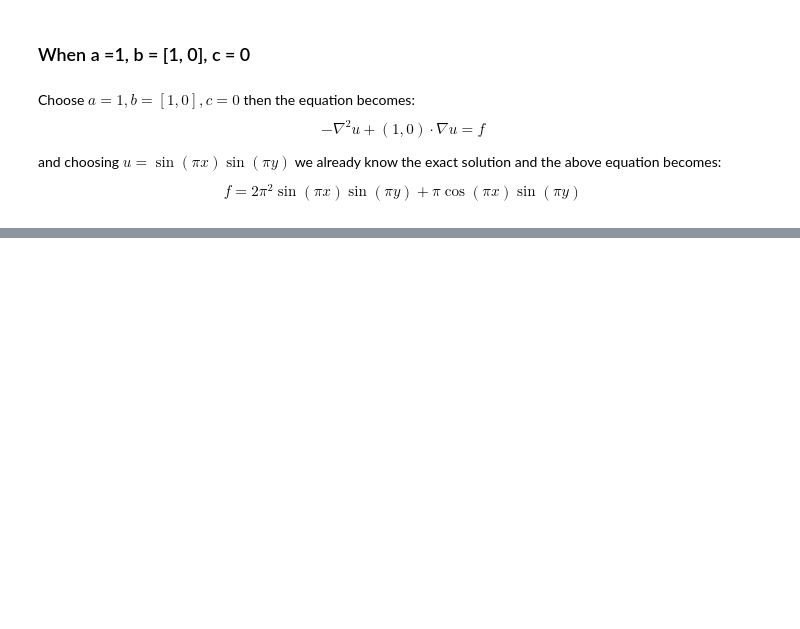
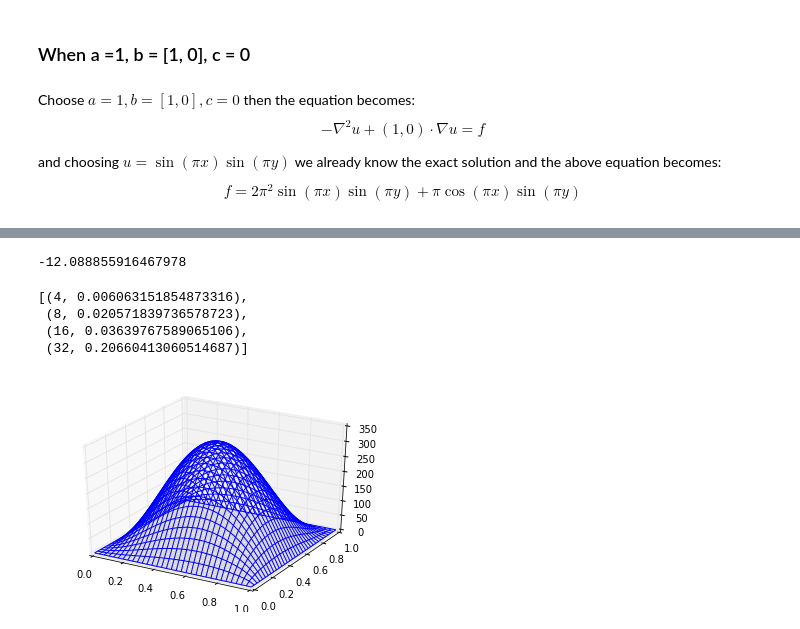
Before and after one commit to alcarney/polynomial_chaos, a Jupyter notebook: src/Problem_0.ipynb, the cells around one changed output, grey strips where cells are left out. Drawn from its saved outputs; the diff is of its cells as text; code cells hidden in the pictures; blank space fills up the shorter version.

```diff
--- a/src/Problem_0.ipynb
+++ b/src/Problem_0.ipynb
@@ -276,0 +277,12 @@ for N in [4, 8, 16, 32]:
+# %%
+results3['N'], results3['U'].min()
+results3['U'][15,15]
+# %% [output]
+-12.088855916467978
+# %%
+err3
+# %% [output]
+[(4, 0.006063151854873316),
+ (8, 0.020571839736578723),
+ (16, 0.03639767589065106),
+ (32, 0.20660413060514687)]
@@ -277,3 +300,30 @@ for N in [4, 8, 16, 32]:
+# %%
+# Setup the axis to plot on
+fig = plt.figure()
+ax = fig.add_subplot(111, projection='3d')
+
+# Plot the exact solution
+X = np.linspace(0,1,128)
+Y = np.linspace(0,1,128)
+X, Y = np.meshgrid(X, Y)
+Z = np.sin(pi * X) * np.sin(pi * Y)
+ax.plot_wireframe(X, Y, Z, rstride=3, cstride=3, color='lightgrey')
+
+err3 = []
+
+for N in [4, 8, 16, 32]:
+    # Solve the system
+    results3 = solve_system(parameters, known_nodes, f, N, exact)
+
+    if N == 32:
+        # Plot our approximation
+        xs, ys = results3['grid']
+        U = results3['U']
+        ax.plot_wireframe(xs, ys, U, color='blue')
+
+    err3.append((N, results3['err']))
+# %% [output]
+[figure, added]
 # %%
 results3['N'], results3['U'].max()
 # %% [output]
```
Also changed, not shown: parts of 12 cells of this notebook.
